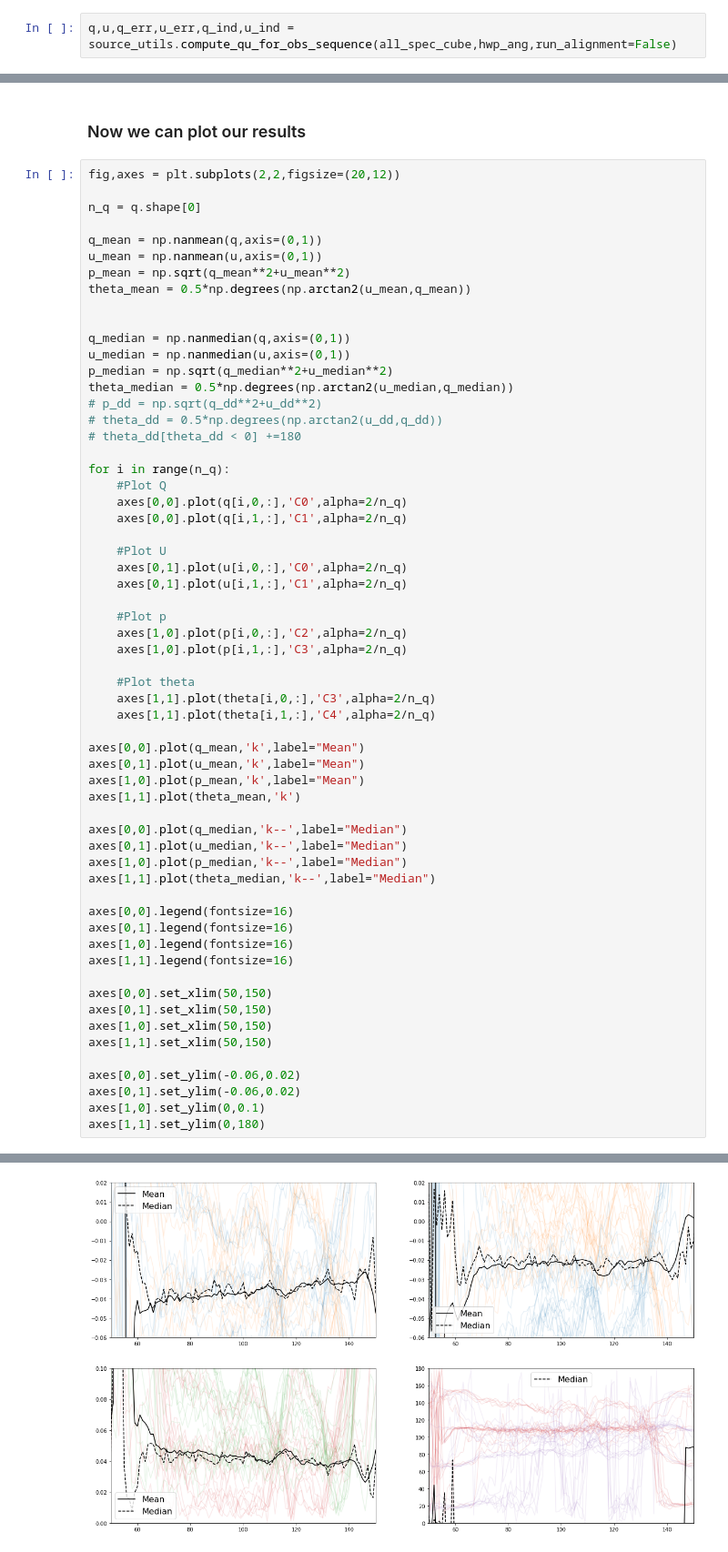
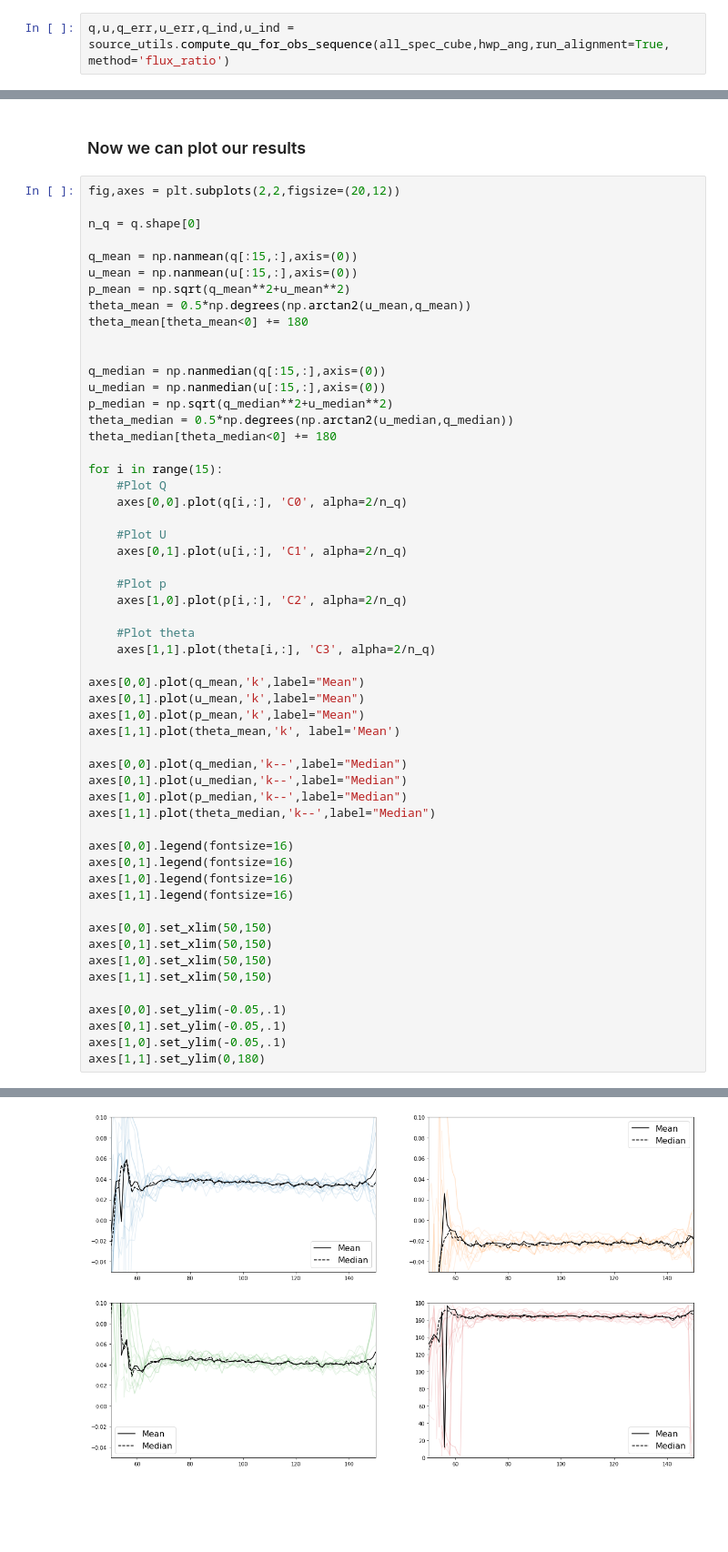
Before and after one commit to WIRC-Pol/wirc_drp, a Jupyter notebook: Tutorial/WIRC+Pol_Modulation_Sequence_Tutorial.py.ipynb, the cells around one changed output, grey strips where cells are left out. Shown at 91% size. Cells and saved outputs as stored; diff of their text form; blank space fills up the shorter version.

Commit message:
Added test3.py. Updated modulation sequence tutorial jupyter notebook.

```diff
--- a/Tutorial/WIRC+Pol_Modulation_Sequence_Tutorial.py.ipynb
+++ b/Tutorial/WIRC+Pol_Modulation_Sequence_Tutorial.py.ipynb
@@ -89,4 +89,4 @@ Things look good here, so let's move on. If the spectra aren't aligned, then go
 # %% [markdown]
 Here we create an array of _q_ and _u_ by first doing a single difference of each trace in time. The following function automatically sorts the input data based on the HWP angles that you pass to it and subtracts the appropriate spectra from each other (i.e. 45 degrees from 0 degrees, and 67.5 degrees from 22.5 degrees).
 # %%
-q,u,q_err,u_err,q_ind,u_ind = source_utils.compute_qu_for_obs_sequence(all_spec_cube,hwp_ang,run_alignment=False)
+q,u,q_err,u_err,q_ind,u_ind = source_utils.compute_qu_for_obs_sequence(all_spec_cube,hwp_ang,run_alignment=True, method='flux_ratio')
@@ -136,61 +110,56 @@ fig,axes = plt.subplots(2,2,figsize=(20,12))
 
 n_q = q.shape[0]
 
-q_mean = np.nanmean(q,axis=(0,1))
-u_mean = np.nanmean(u,axis=(0,1))
+q_mean = np.nanmean(q[:15,:],axis=(0))
+u_mean = np.nanmean(u[:15,:],axis=(0))
 p_mean = np.sqrt(q_mean**2+u_mean**2)
 theta_mean = 0.5*np.degrees(np.arctan2(u_mean,q_mean))
+theta_mean[theta_mean<0] += 180
 
 
-q_median = np.nanmedian(q,axis=(0,1))
-u_median = np.nanmedian(u,axis=(0,1))
+q_median = np.nanmedian(q[:15,:],axis=(0))
+u_median = np.nanmedian(u[:15,:],axis=(0))
 p_median = np.sqrt(q_median**2+u_median**2)
 theta_median = 0.5*np.degrees(np.arctan2(u_median,q_median))
-# p_dd = np.sqrt(q_dd**2+u_dd**2)
-# theta_dd = 0.5*np.degrees(np.arctan2(u_dd,q_dd))
-# theta_dd[theta_dd < 0] +=180
+theta_median[theta_median<0] += 180
 
-for i in range(n_q):
+for i in range(15):
     #Plot Q
-    axes[0,0].plot(q[i,0,:],'C0',alpha=2/n_q)
-    axes[0,0].plot(q[i,1,:],'C1',alpha=2/n_q)
+    axes[0,0].plot(q[i,:], 'C0', alpha=2/n_q)
 
     #Plot U
-    axes[0,1].plot(u[i,0,:],'C0',alpha=2/n_q)
-    axes[0,1].plot(u[i,1,:],'C1',alpha=2/n_q)
+    axes[0,1].plot(u[i,:], 'C1', alpha=2/n_q)
 
     #Plot p
-    axes[1,0].plot(p[i,0,:],'C2',alpha=2/n_q)
-    axes[1,0].plot(p[i,1,:],'C3',alpha=2/n_q)
+    axes[1,0].plot(p[i,:], 'C2', alpha=2/n_q)
 
     #Plot theta
-    axes[1,1].plot(theta[i,0,:],'C3',alpha=2/n_q)
-    axes[1,1].plot(theta[i,1,:],'C4',alpha=2/n_q)
+    axes[1,1].plot(theta[i,:], 'C3', alpha=2/n_q)
 
 axes[0,0].plot(q_mean,'k',label="Mean")
 axes[0,1].plot(u_mean,'k',label="Mean")
 axes[1,0].plot(p_mean,'k',label="Mean")
-axes[1,1].plot(theta_mean,'k')
+axes[1,1].plot(theta_mean,'k', label='Mean')
 
 axes[0,0].plot(q_median,'k--',label="Median")
 axes[0,1].plot(u_median,'k--',label="Median")
 axes[1,0].plot(p_median,'k--',label="Median")
 axes[1,1].plot(theta_median,'k--',label="Median")
 
 axes[0,0].legend(fontsize=16)
 axes[0,1].legend(fontsize=16)
 axes[1,0].legend(fontsize=16)
 axes[1,1].legend(fontsize=16)
 
 axes[0,0].set_xlim(50,150)
 axes[0,1].set_xlim(50,150)
 axes[1,0].set_xlim(50,150)
 axes[1,1].set_xlim(50,150)
 
-axes[0,0].set_ylim(-0.06,0.02)
-axes[0,1].set_ylim(-0.06,0.02)
-axes[1,0].set_ylim(0,0.1)
+axes[0,0].set_ylim(-0.05,.1)
+axes[0,1].set_ylim(-0.05,.1)
+axes[1,0].set_ylim(-0.05,.1)
 axes[1,1].set_ylim(0,180)
 # %% [output]
 (0, 180)
-[figure, old version]
+[figure, new version]
```
Also changed, not shown: parts of 16 cells of this notebook, 1 other file.
